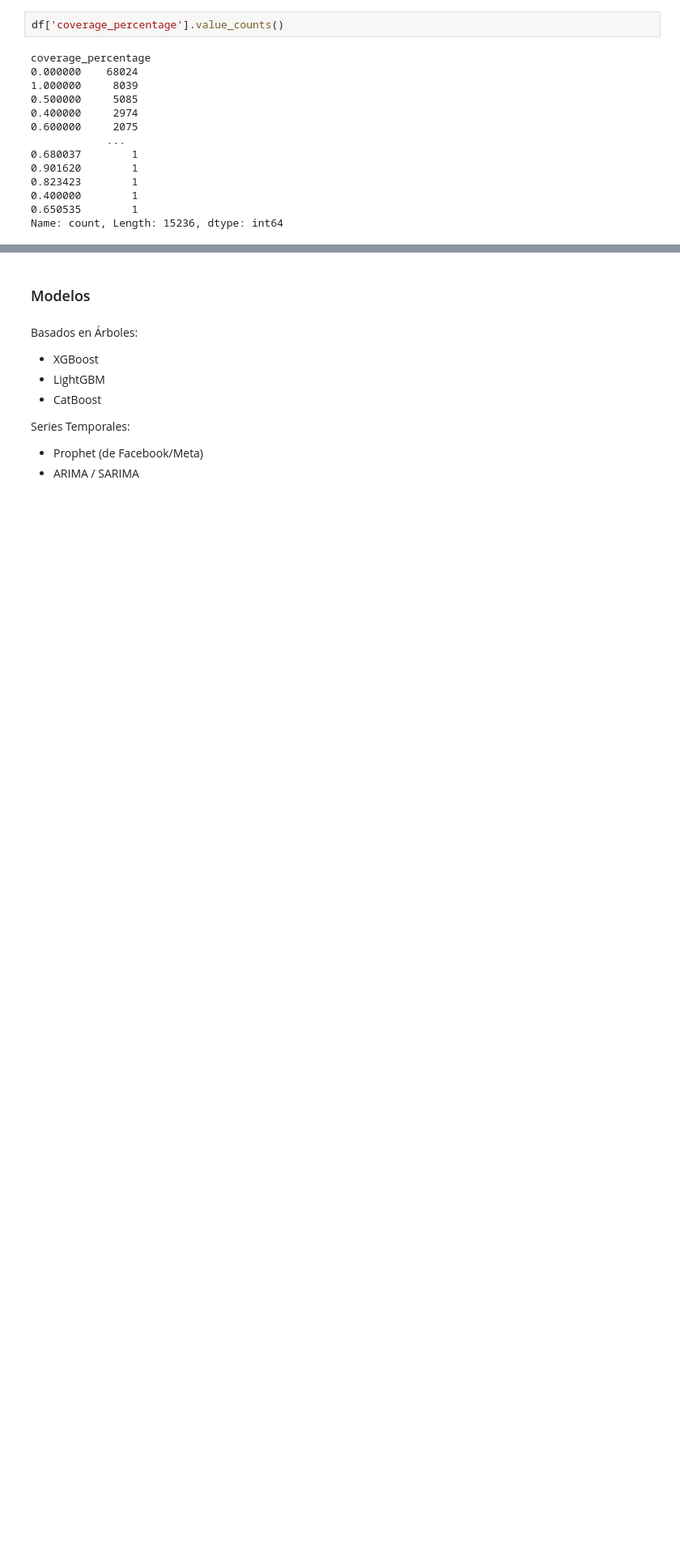
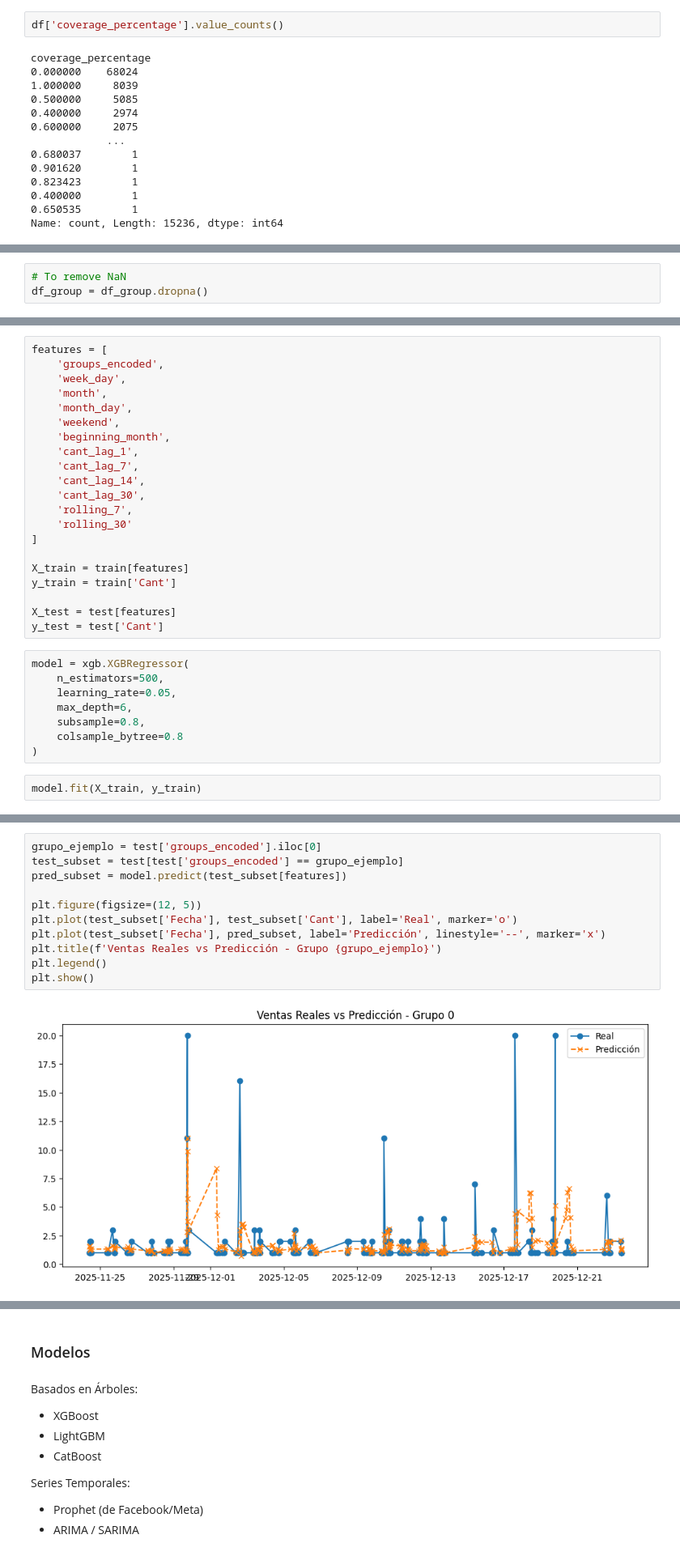
Before and after one commit to 4GeeksAcademy/sp-ml-20-final-project-g2, a Jupyter notebook: src/eda-ineta.ipynb, the cells around one changed output, grey strips where cells are left out. Shown at 81% size. Saved outputs shown, nothing was run; the diff lists cells and outputs as text; blank space fills up the shorter version.

Commit message:
parte de modelo

```diff
--- a/src/eda-ineta.ipynb
+++ b/src/eda-ineta.ipynb
@@ -1014,0 +1050,3 @@ Name: count, Length: 15236, dtype: int64
+# %%
+# To remove NaN
+df_group = df_group.dropna()
@@ -1014,0 +1060,31 @@ Name: count, Length: 15236, dtype: int64
+# %%
+features = [
+    'groups_encoded',
+    'week_day',
+    'month',
+    'month_day',
+    'weekend',
+    'beginning_month',
+    'cant_lag_1',
+    'cant_lag_7',
+    'cant_lag_14',
+    'cant_lag_30',
+    'rolling_7',
+    'rolling_30'
+]
+
+X_train = train[features]
+y_train = train['Cant']
+
+X_test = test[features]
+y_test = test['Cant']
+# %%
+model = xgb.XGBRegressor(
+    n_estimators=500,
+    learning_rate=0.05,
+    max_depth=6,
+    subsample=0.8,
+    colsample_bytree=0.8
+)
+# %%
+model.fit(X_train, y_train)
@@ -1014,0 +1122,13 @@ Name: count, Length: 15236, dtype: int64
+# %%
+grupo_ejemplo = test['groups_encoded'].iloc[0]
+test_subset = test[test['groups_encoded'] == grupo_ejemplo]
+pred_subset = model.predict(test_subset[features])
+
+plt.figure(figsize=(12, 5))
+plt.plot(test_subset['Fecha'], test_subset['Cant'], label='Real', marker='o')
+plt.plot(test_subset['Fecha'], pred_subset, label='Predicción', linestyle='--', marker='x')
+plt.title(f'Ventas Reales vs Predicción - Grupo {grupo_ejemplo}')
+plt.legend()
+plt.show()
+# %% [output]
+[figure, added]
```
Also changed, not shown: parts of 20 cells of this notebook.
